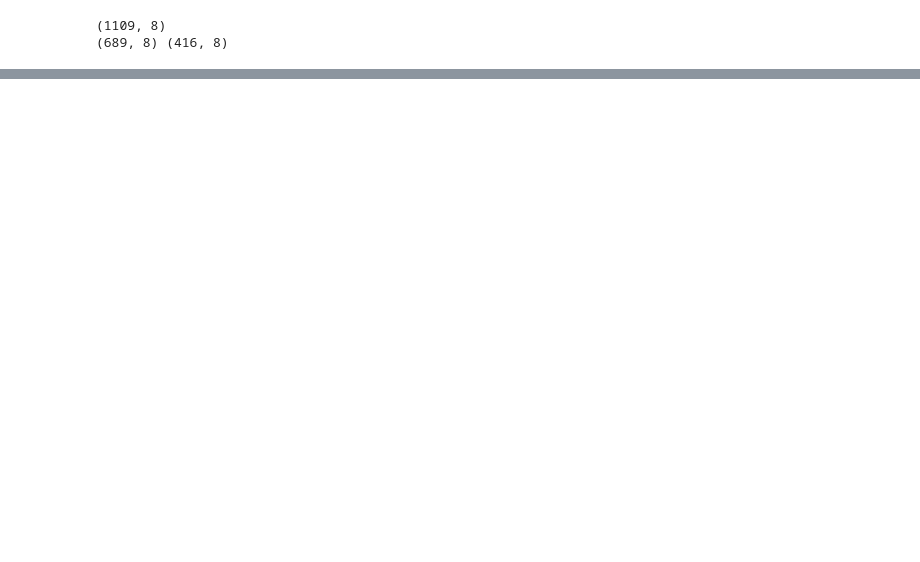
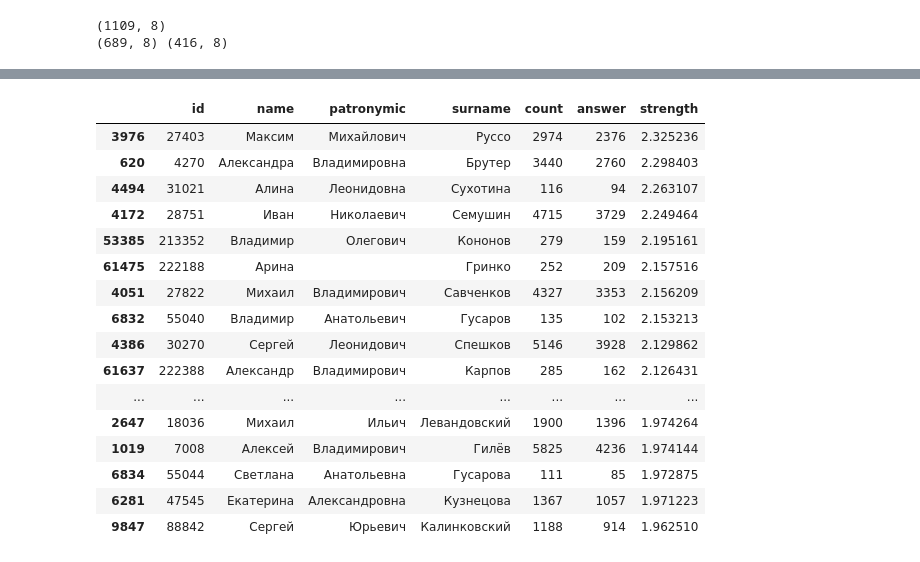
Before and after one commit to made-hw/AML, a Jupyter notebook: Продвинутое машинное обучение.ДЗ 2.ipynb, the cells around one changed output, grey strips where cells are left out. Drawn from its saved outputs; the diff is of its cells as text; code cells hidden in the pictures; blank space fills up the shorter version.

```diff
--- a/Продвинутое машинное обучение.ДЗ 2.ipynb
+++ b/Продвинутое машинное обучение.ДЗ 2.ipynb
@@ -61,0 +295,20 @@ def get_players_in_tournament(tournament_id):
+# %%
+players_rating[players_rating['count'] > players_rating['count'].quantile(0.5)].sort_values('strength', ascending=False).head(25)
+# %% [output]
+|  | id | name | patronymic | surname | count | answer | strength |
+| 3976 | 27403 | Максим | Михайлович | Руссо | 2974 | 2376 | 2.325236 |
+| 620 | 4270 | Александра | Владимировна | Брутер | 3440 | 2760 | 2.298403 |
+| 4494 | 31021 | Алина | Леонидовна | Сухотина | 116 | 94 | 2.263107 |
+| 4172 | 28751 | Иван | Николаевич | Семушин | 4715 | 3729 | 2.249464 |
+| 53385 | 213352 | Владимир | Олегович | Кононов | 279 | 159 | 2.195161 |
+| 61475 | 222188 | Арина |  | Гринко | 252 | 209 | 2.157516 |
+| 4051 | 27822 | Михаил | Владимирович | Савченков | 4327 | 3353 | 2.156209 |
+| 6832 | 55040 | Владимир | Анатольевич | Гусаров | 135 | 102 | 2.153213 |
+| 4386 | 30270 | Сергей | Леонидович | Спешков | 5146 | 3928 | 2.129862 |
+| 61637 | 222388 | Александр | Владимирович | Карпов | 285 | 162 | 2.126431 |
+| ... | ... | ... | ... | ... | ... | ... | ... |
+| 2647 | 18036 | Михаил | Ильич | Левандовский | 1900 | 1396 | 1.974264 |
+| 1019 | 7008 | Алексей | Владимирович | Гилёв | 5825 | 4236 | 1.974144 |
+| 6834 | 55044 | Светлана | Анатольевна | Гусарова | 111 | 85 | 1.972875 |
+| 6281 | 47545 | Екатерина | Александровна | Кузнецова | 1367 | 1057 | 1.971223 |
+| 9847 | 88842 | Сергей | Юрьевич | Калинковский | 1188 | 914 | 1.962510 |
```
Also changed, not shown: parts of 36 cells of this notebook, 1 other file.
